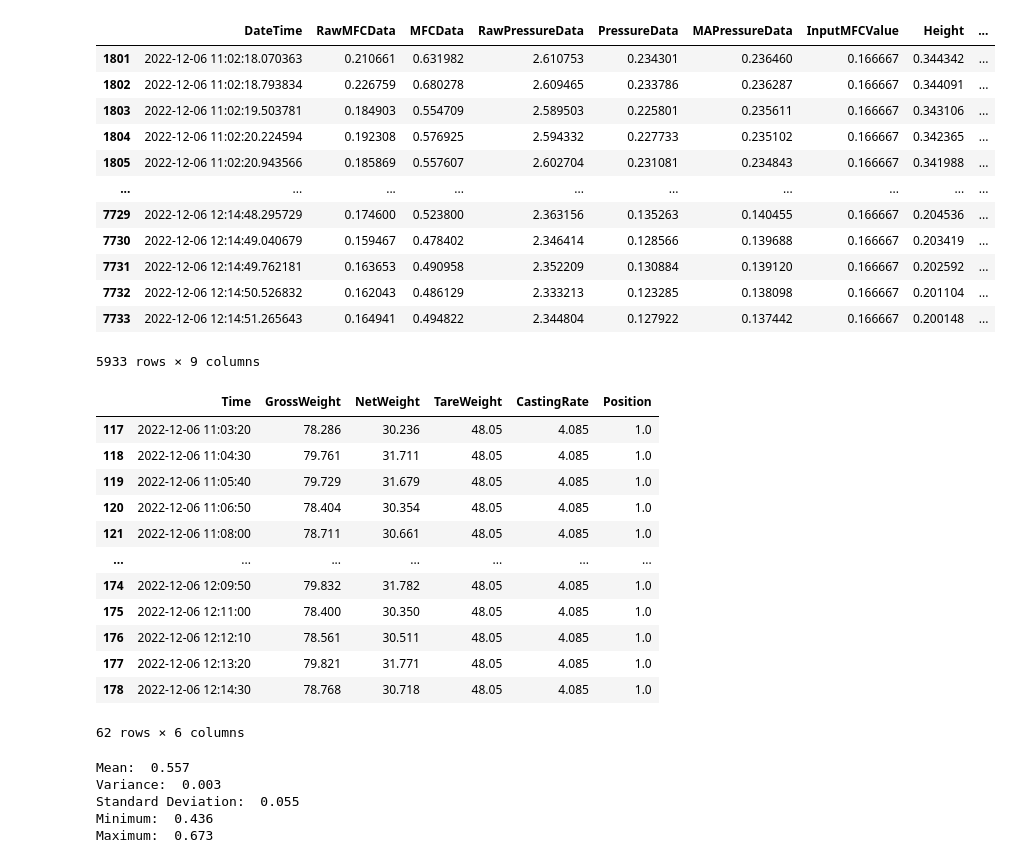
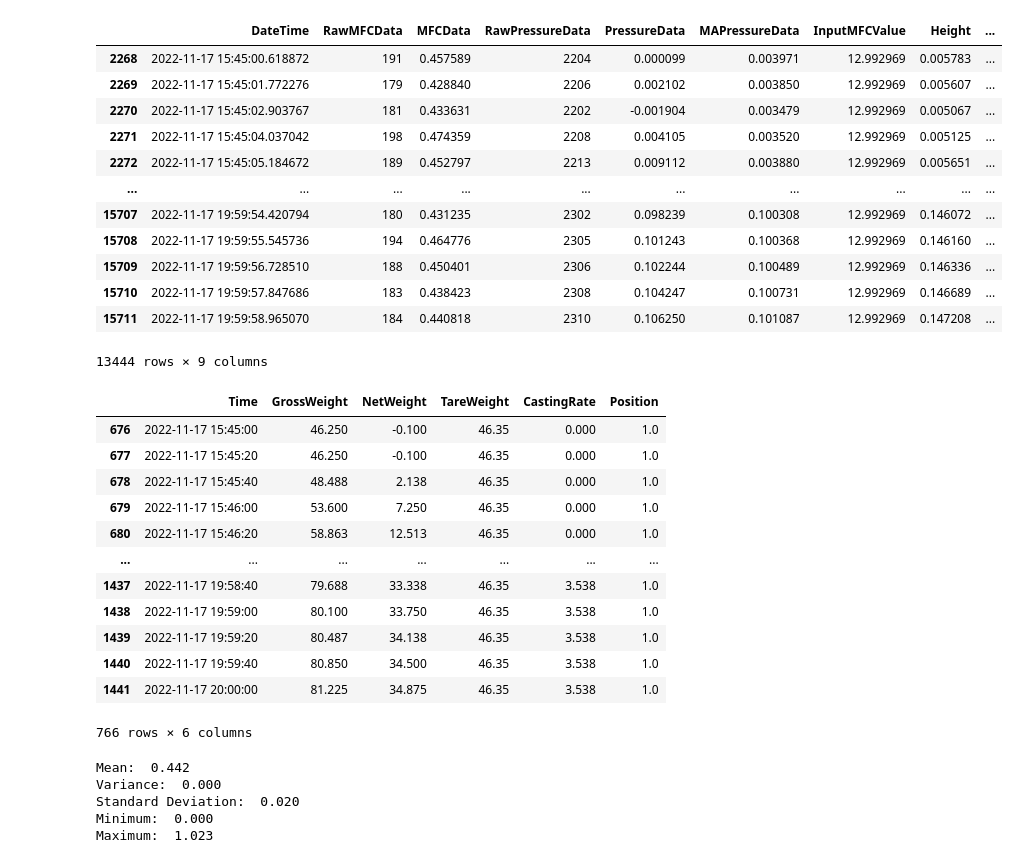
Before and after one commit to Georgeh712/PressureController, a Jupyter notebook: FileAnalysis.ipynb, the cells around one changed output. Cells and saved outputs as stored; diff of their text form; code cells hidden in the pictures.

```diff
--- a/FileAnalysis.ipynb
+++ b/FileAnalysis.ipynb
@@ -9,47 +10,49 @@ import math
 from pyparsing import nums
 plt.style.use('ggplot')
 # %%
-#organise TLM data
-fileName = "Results/CasTemp4Trial_10-39.csv"
+TLMFile = "Castemp3_14-59"
+fileName = ("Results/" + TLMFile + '.csv')
 layout = ['DateTime', 'RawMFCData', 'MFCData','RawPressureData', 'PressureData', 'MAPressureData', 'InputMFCValue', 'Height', 'Weight']
 df = pd.read_csv(fileName, sep = ',', names=layout)
 df = df[1:]
 InitialPressuredf = df      ##To do the 0 analysis of pressure
 
 for col in range(1, 9):
     df[df.columns[col]] = pd.to_numeric(df[df.columns[col]])
 
-
 ##Filter out times outside of the dip
 Date_Time = df["DateTime"] = [datetime.strptime(x, "%Y-%m-%d %H:%M:%S.%f") for x in df['DateTime']]
-DipFilter = 60*30
-DipStart = Date_Time[DipFilter]         ##Convert to a time input
-DipEnd = Date_Time[-DipFilter]          ##Convert to a time input
-
+TrialDate = "2022-11-17"
+DipStart = "15:45:00.0"
+DipStart = datetime.strptime(TrialDate + ' ' + DipStart, "%Y-%m-%d %H:%M:%S.%f")
+DipEnd = "20:00:00.0"
+DipEnd = datetime.strptime(TrialDate + ' ' + DipEnd, "%Y-%m-%d %H:%M:%S.%f")
+DipFilter = 5*60
 
 df = df[(df["DateTime"] >= DipStart) & (df["DateTime"] <= DipEnd)]
 Date_Time = df["DateTime"]
 CycleTime = (DipEnd - DipStart).total_seconds()
 TimeDiff = [(x - DipStart).total_seconds() for x in df["DateTime"]]
 
 
 df
 # %% [output]
 |  | DateTime | RawMFCData | MFCData | RawPressureData | PressureData | MAPressureData | InputMFCValue | Height | ... |
-| 1801 | 2022-12-06 11:02:18.070363 | 0.210661 | 0.631982 | 2.610753 | 0.234301 | 0.236460 | 0.166667 | 0.344342 | ... |
-| 1802 | 2022-12-06 11:02:18.793834 | 0.226759 | 0.680278 | 2.609465 | 0.233786 | 0.236287 | 0.166667 | 0.344091 | ... |
-| 1803 | 2022-12-06 11:02:19.503781 | 0.184903 | 0.554709 | 2.589503 | 0.225801 | 0.235611 | 0.166667 | 0.343106 | ... |
-| 1804 | 2022-12-06 11:02:20.224594 | 0.192308 | 0.576925 | 2.594332 | 0.227733 | 0.235102 | 0.166667 | 0.342365 | ... |
-| 1805 | 2022-12-06 11:02:20.943566 | 0.185869 | 0.557607 | 2.602704 | 0.231081 | 0.234843 | 0.166667 | 0.341988 | ... |
+| 2268 | 2022-11-17 15:45:00.618872 | 191 | 0.457589 | 2204 | 0.000099 | 0.003971 | 12.992969 | 0.005783 | ... |
+| 2269 | 2022-11-17 15:45:01.772276 | 179 | 0.428840 | 2206 | 0.002102 | 0.003850 | 12.992969 | 0.005607 | ... |
+| 2270 | 2022-11-17 15:45:02.903767 | 181 | 0.433631 | 2202 | -0.001904 | 0.003479 | 12.992969 | 0.005067 | ... |
+| 2271 | 2022-11-17 15:45:04.037042 | 198 | 0.474359 | 2208 | 0.004105 | 0.003520 | 12.992969 | 0.005125 | ... |
+| 2272 | 2022-11-17 15:45:05.184672 | 189 | 0.452797 | 2213 | 0.009112 | 0.003880 | 12.992969 | 0.005651 | ... |
 | ... | ... | ... | ... | ... | ... | ... | ... | ... | ... |
-| 7729 | 2022-12-06 12:14:48.295729 | 0.174600 | 0.523800 | 2.363156 | 0.135263 | 0.140455 | 0.166667 | 0.204536 | ... |
-| 7730 | 2022-12-06 12:14:49.040679 | 0.159467 | 0.478402 | 2.346414 | 0.128566 | 0.139688 | 0.166667 | 0.203419 | ... |
-| 7731 | 2022-12-06 12:14:49.762181 | 0.163653 | 0.490958 | 2.352209 | 0.130884 | 0.139120 | 0.166667 | 0.202592 | ... |
-| 7732 | 2022-12-06 12:14:50.526832 | 0.162043 | 0.486129 | 2.333213 | 0.123285 | 0.138098 | 0.166667 | 0.201104 | ... |
-| 7733 | 2022-12-06 12:14:51.265643 | 0.164941 | 0.494822 | 2.344804 | 0.127922 | 0.137442 | 0.166667 | 0.200148 | ... |
+| 15707 | 2022-11-17 19:59:54.420794 | 180 | 0.431235 | 2302 | 0.098239 | 0.100308 | 12.992969 | 0.146072 | ... |
+| 15708 | 2022-11-17 19:59:55.545736 | 194 | 0.464776 | 2305 | 0.101243 | 0.100368 | 12.992969 | 0.146160 | ... |
+| 15709 | 2022-11-17 19:59:56.728510 | 188 | 0.450401 | 2306 | 0.102244 | 0.100489 | 12.992969 | 0.146336 | ... |
+| 15710 | 2022-11-17 19:59:57.847686 | 183 | 0.438423 | 2308 | 0.104247 | 0.100731 | 12.992969 | 0.146689 | ... |
+| 15711 | 2022-11-17 19:59:58.965070 | 184 | 0.440818 | 2310 | 0.106250 | 0.101087 | 12.992969 | 0.147208 | ... |
-5933 rows × 9 columns
+13444 rows × 9 columns
 # %%
-fileNameBS = "Results/British Steel/grafana_data_export (27).csv"
+LCFile = "grafana_data_export (12)"
+fileNameBS = ("Results/" + "British Steel/" + LCFile + '.csv')
 layoutBS = ['Time', 'GrossWeight', 'NetWeight', 'TareWeight', 'CastingRate', 'Position']
 
 dg = pd.read_csv(fileNameBS, sep = ';', names=layoutBS)
@@ -62,15 +65,15 @@ TimeDiffBS = [(x - DipStart).total_seconds() for x in Date_TimeBS]
 dg
 # %% [output]
 |  | Time | GrossWeight | NetWeight | TareWeight | CastingRate | Position |
-| 117 | 2022-12-06 11:03:20 | 78.286 | 30.236 | 48.05 | 4.085 | 1.0 |
-| 118 | 2022-12-06 11:04:30 | 79.761 | 31.711 | 48.05 | 4.085 | 1.0 |
-| 119 | 2022-12-06 11:05:40 | 79.729 | 31.679 | 48.05 | 4.085 | 1.0 |
-| 120 | 2022-12-06 11:06:50 | 78.404 | 30.354 | 48.05 | 4.085 | 1.0 |
-| 121 | 2022-12-06 11:08:00 | 78.711 | 30.661 | 48.05 | 4.085 | 1.0 |
+| 676 | 2022-11-17 15:45:00 | 46.250 | -0.100 | 46.35 | 0.000 | 1.0 |
+| 677 | 2022-11-17 15:45:20 | 46.250 | -0.100 | 46.35 | 0.000 | 1.0 |
+| 678 | 2022-11-17 15:45:40 | 48.488 | 2.138 | 46.35 | 0.000 | 1.0 |
+| 679 | 2022-11-17 15:46:00 | 53.600 | 7.250 | 46.35 | 0.000 | 1.0 |
+| 680 | 2022-11-17 15:46:20 | 58.863 | 12.513 | 46.35 | 0.000 | 1.0 |
 | ... | ... | ... | ... | ... | ... | ... |
-| 174 | 2022-12-06 12:09:50 | 79.832 | 31.782 | 48.05 | 4.085 | 1.0 |
-| 175 | 2022-12-06 12:11:00 | 78.400 | 30.350 | 48.05 | 4.085 | 1.0 |
-| 176 | 2022-12-06 12:12:10 | 78.561 | 30.511 | 48.05 | 4.085 | 1.0 |
-| 177 | 2022-12-06 12:13:20 | 79.821 | 31.771 | 48.05 | 4.085 | 1.0 |
-| 178 | 2022-12-06 12:14:30 | 78.768 | 30.718 | 48.05 | 4.085 | 1.0 |
+| 1437 | 2022-11-17 19:58:40 | 79.688 | 33.338 | 46.35 | 3.538 | 1.0 |
+| 1438 | 2022-11-17 19:59:00 | 80.100 | 33.750 | 46.35 | 3.538 | 1.0 |
+| 1439 | 2022-11-17 19:59:20 | 80.487 | 34.138 | 46.35 | 3.538 | 1.0 |
+| 1440 | 2022-11-17 19:59:40 | 80.850 | 34.500 | 46.35 | 3.538 | 1.0 |
+| 1441 | 2022-11-17 20:00:00 | 81.225 | 34.875 | 46.35 | 3.538 | 1.0 |
-62 rows × 6 columns
+766 rows × 6 columns
@@ -77,17 +98,14 @@ dg
 # %%
-##Mass Flow Analysis
-MFCData = [float(x) for x in df["MFCData"]]
-MFCData1 = MFCData[DipFilter:-DipFilter]
 print("Mean: ", "{:.3f}".format(np.mean(MFCData1)))
 print("Variance: ", "{:.3f}".format(np.var(MFCData1)))
 print("Standard Deviation: ", "{:.3f}".format(np.std(MFCData1)))
 print("Minimum: ", "{:.3f}".format(np.min(MFCData1)))
 print("Maximum: ", "{:.3f}".format(np.max(MFCData1)))
 # %% [output]
-Mean:  0.557
-Variance:  0.003
-Standard Deviation:  0.055
-Minimum:  0.436
-Maximum:  0.673
+Mean:  0.442
+Variance:  0.000
+Standard Deviation:  0.020
+Minimum:  0.000
+Maximum:  1.023
 # %%
 ##Pressure Analysis
```
Also changed, not shown: parts of 11 cells of this notebook, 2 other files.
